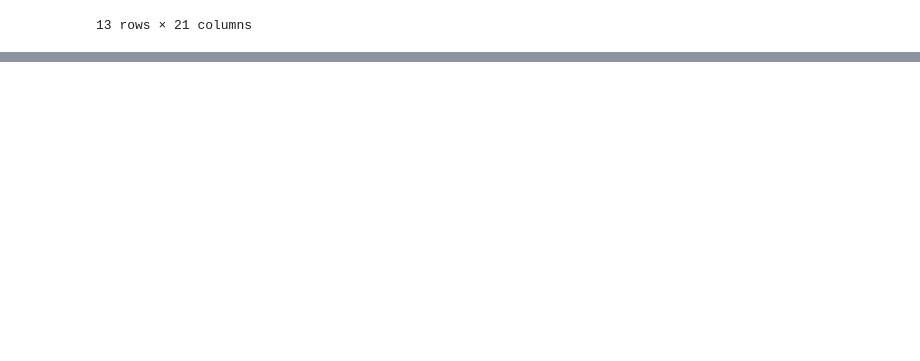
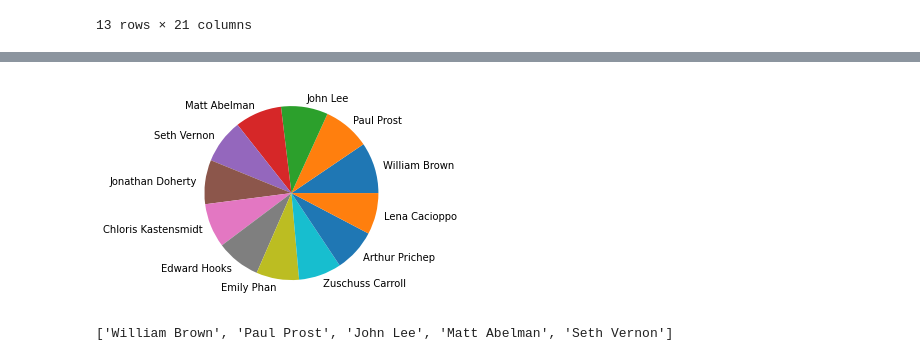
Before and after one commit to LuisReyes98/platzi-data-visualization, a Jupyter notebook: analisis.ipynb, the cells around one changed output, grey strips where cells are left out. Drawn from its saved outputs; the diff is of its cells as text; code cells hidden in the pictures; blank space fills up the shorter version.

```diff
--- a/analisis.ipynb
+++ b/analisis.ipynb
@@ -66,0 +196,3 @@ df.describe(include='all')
+# %%
+df_customers = df.groupby(['Customer ID','Customer Name'])
+df_customers
@@ -66,0 +201,5 @@ df.describe(include='all')
+# %%
+sorted_customers = df_customers.sum().sort_values('ones',ascending=False)
+# %%
+top_customers = sorted_customers[sorted_customers['ones'] > 29]
+top_customers
@@ -66,0 +236,3 @@ df.describe(include='all')
+# %%
+customer_names = list(map(lambda x: x[1] , list(top_customers.index)))
+customer_names
@@ -66,0 +252,10 @@ df.describe(include='all')
+# %%
+plt.pie(top_customers['ones'], labels=customer_names)
+
+plt.show()
+# %% [output]
+[figure, added]
+# %%
+customer_names[:5]
+# %% [output]
+['William Brown', 'Paul Prost', 'John Lee', 'Matt Abelman', 'Seth Vernon']
```
Also changed, not shown: parts of 43 cells of this notebook, 2 other files.
